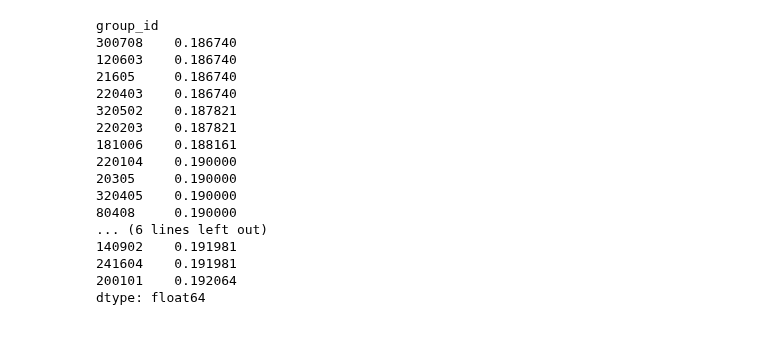
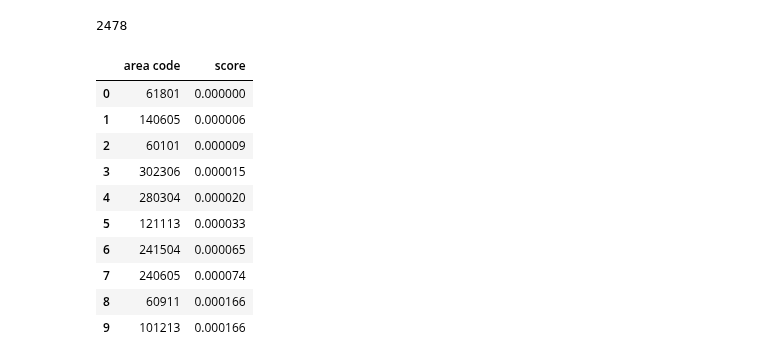
Before and after one commit to brezniczky/ep_elections_2019_hun, a Jupyter notebook: Poland 2019 EP Elections.ipynb, the cells around one changed output. Saved outputs shown, nothing was run; the diff lists cells and outputs as text; code cells hidden in the pictures; blank space fills up the shorter version.

```diff
--- a/Poland 2019 EP Elections.ipynb
+++ b/Poland 2019 EP Elections.ipynb
@@ -19,6 +52,3 @@ As we see below, the ranking yields diverse scores, suggesting some degree of di
 # %%
 ranking = pr.check_ranking(merged, info)
-
-print(len(ranking))
-
-ranking.head(20)
+ranking_df = pd.DataFrame({"area code": ranking.index, "score": ranking.values})
@@ -44,20 +55,17 @@ dtype: float64
-# %%
-print(ranking[1000:1020])
-# %% [output]
-group_id
-300708    0.186740
-120603    0.186740
-21605     0.186740
-220403    0.186740
-320502    0.187821
-220203    0.187821
-181006    0.188161
-220104    0.190000
-20305     0.190000
-320405    0.190000
-80408     0.190000
-... (6 lines left out)
-140902    0.191981
-241604    0.191981
-200101    0.192064
-dtype: float64
+# %%
+print(len(ranking))
+
+ranking_df.head(10)
+# %% [output]
+2478
+|  | area code | score |
+| 0 | 61801 | 0.000000 |
+| 1 | 140605 | 0.000006 |
+| 2 | 60101 | 0.000009 |
+| 3 | 302306 | 0.000015 |
+| 4 | 280304 | 0.000020 |
+| 5 | 121113 | 0.000033 |
+| 6 | 241504 | 0.000065 |
+| 7 | 240605 | 0.000074 |
+| 8 | 60911 | 0.000166 |
+| 9 | 101213 | 0.000166 |
```
Also changed, not shown: parts of 19 cells of this notebook, 6 other files.
